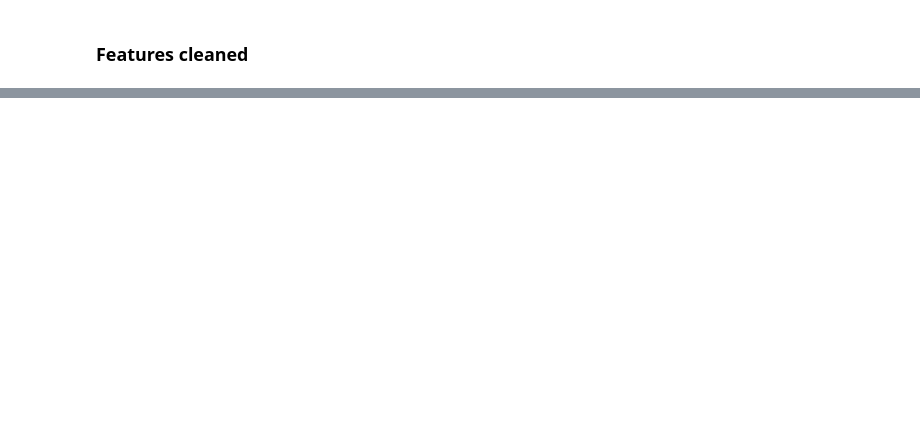
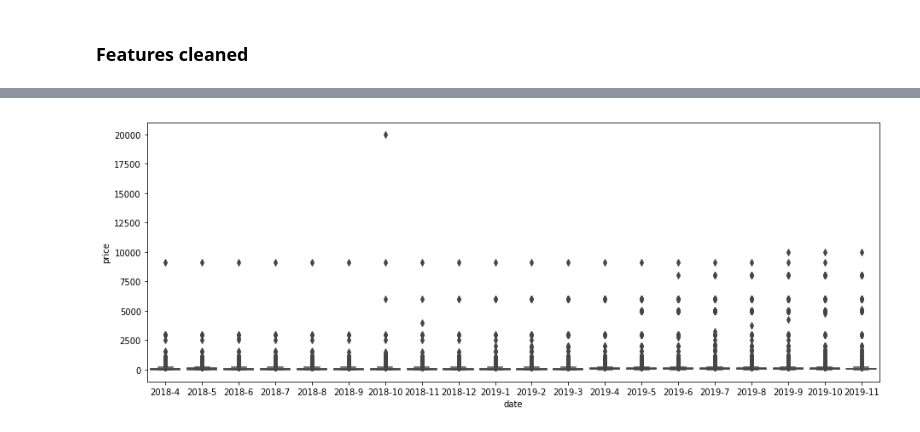
Before and after one commit to guiruha/TFMAirBNB, a Jupyter notebook: Presentación kick off Proyecto TFM Airbnb.ipynb, the cells around one changed output, grey strips where cells are left out. Saved outputs shown, nothing was run; the diff lists cells and outputs as text; code cells hidden in the pictures; blank space fills up the shorter version.

```diff
--- a/Presentación kick off Proyecto TFM Airbnb.ipynb
+++ b/Presentación kick off Proyecto TFM Airbnb.ipynb
@@ -48,0 +349,8 @@ Index(['id', 'scrape_id', 'last_scraped', 'name', 'summary', 'space',
+# %%
+df['date'] = df['year'].astype('str') + '-' + df['month'].astype('str')
+# %%
+fig, ax = plt.subplots(1, 1, figsize = (13, 5))
+sns.boxplot(df['date'], df['price'])
+plt.tight_layout()
+# %% [output]
+[figure, added]
```
Also changed, not shown: parts of 37 cells of this notebook, 1 other file.
